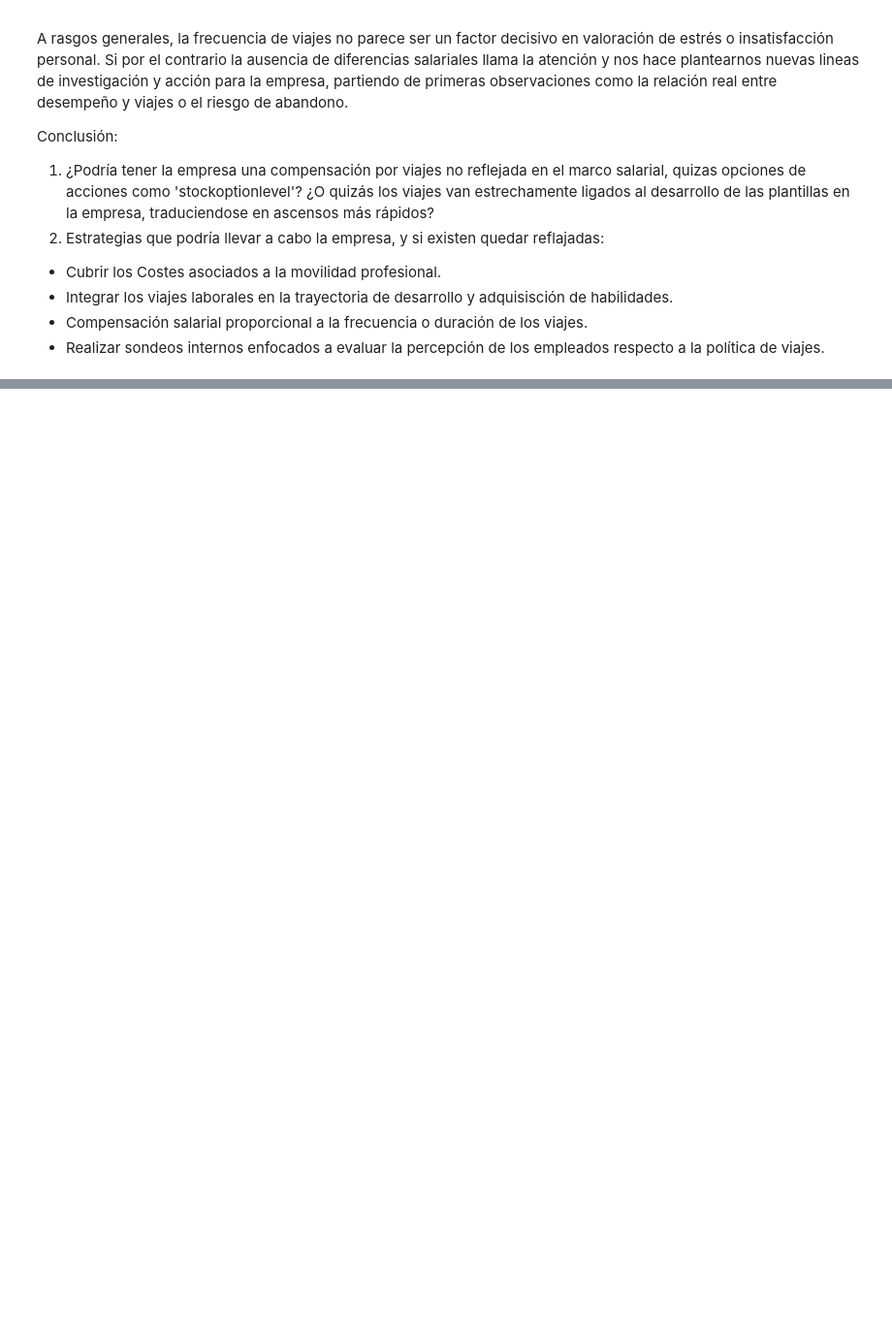
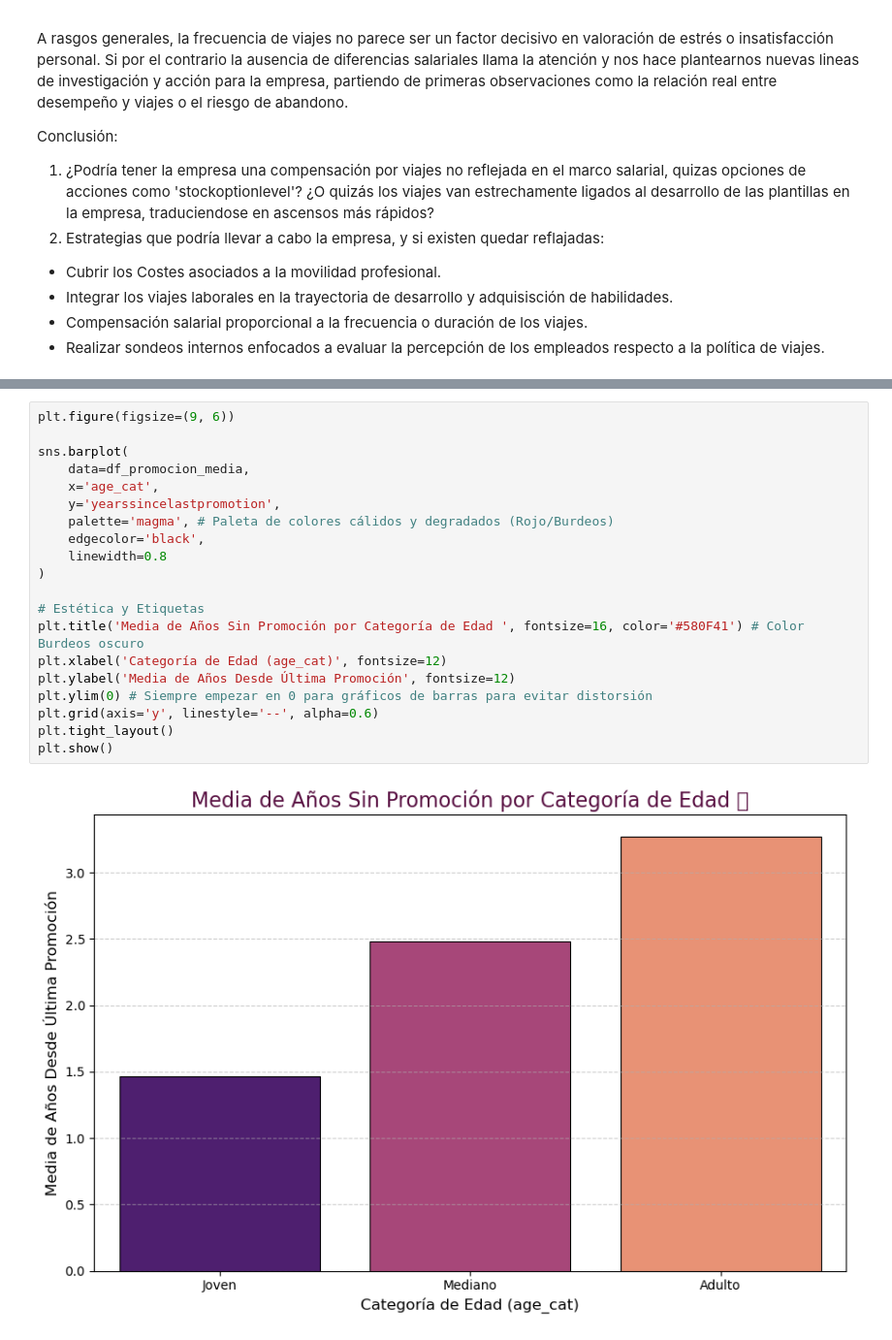
Before and after one commit to NIEVESPA/project-da-promo-60-modulo-3-team-3, a Jupyter notebook: FINAL/Fase_3_analisis_descriptivo.ipynb, the cells around one changed output, grey strips where cells are left out. Shown: that part at 97% size. Cells and saved outputs as stored; diff of their text form; blank space fills up the shorter version.

```diff
--- a/FINAL/Fase_3_analisis_descriptivo.ipynb
+++ b/FINAL/Fase_3_analisis_descriptivo.ipynb
@@ -321,0 +378,22 @@ Conclusión:
+# %%
+plt.figure(figsize=(9, 6))
+
+sns.barplot(
+    data=df_promocion_media,
+    x='age_cat',
+    y='yearssincelastpromotion',
+    palette='magma', # Paleta de colores cálidos y degradados (Rojo/Burdeos)
+    edgecolor='black',
+    linewidth=0.8
+)
+
+# Estética y Etiquetas
+plt.title('Media de Años Sin Promoción por Categoría de Edad ', fontsize=16, color='#580F41') # Color Burdeos oscuro
+plt.xlabel('Categoría de Edad (age_cat)', fontsize=12)
+plt.ylabel('Media de Años Desde Última Promoción', fontsize=12)
+plt.ylim(0) # Siempre empezar en 0 para gráficos de barras para evitar distorsión
+plt.grid(axis='y', linestyle='--', alpha=0.6)
+plt.tight_layout()
+plt.show()
+# %% [output]
+[figure, added]
```
Also changed, not shown: parts of 13 cells of this notebook.
